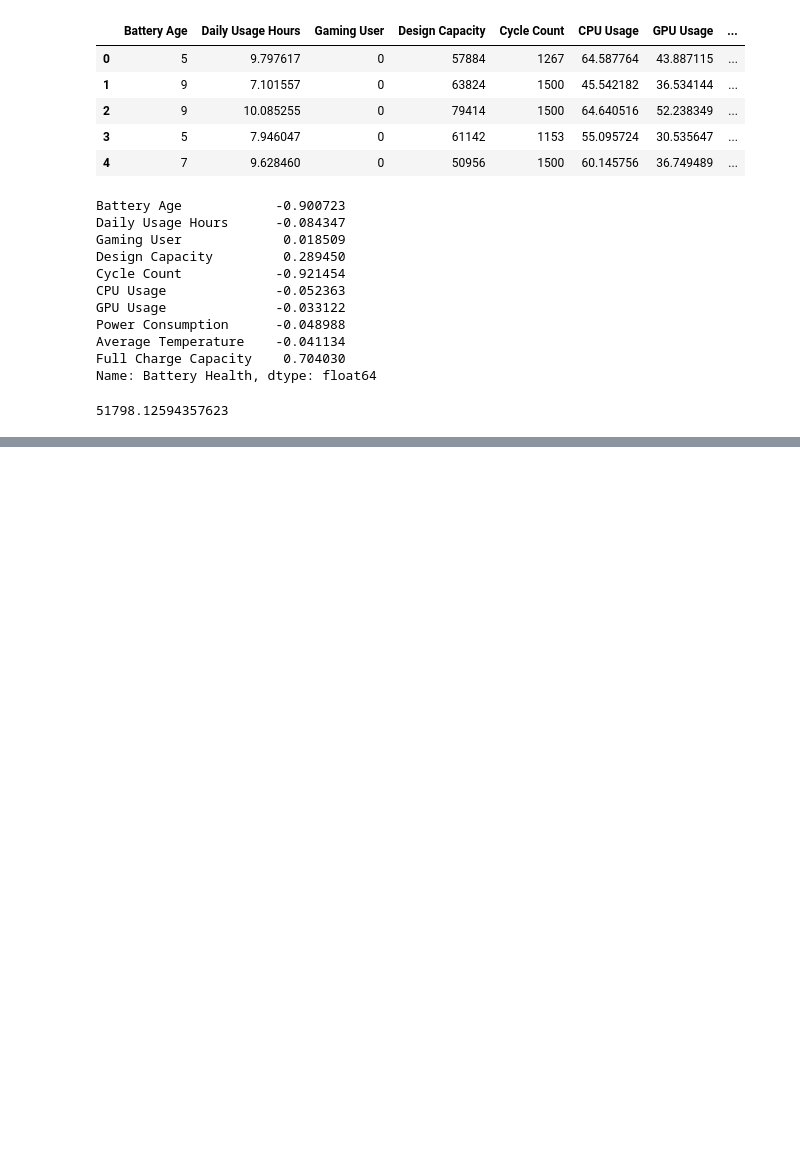
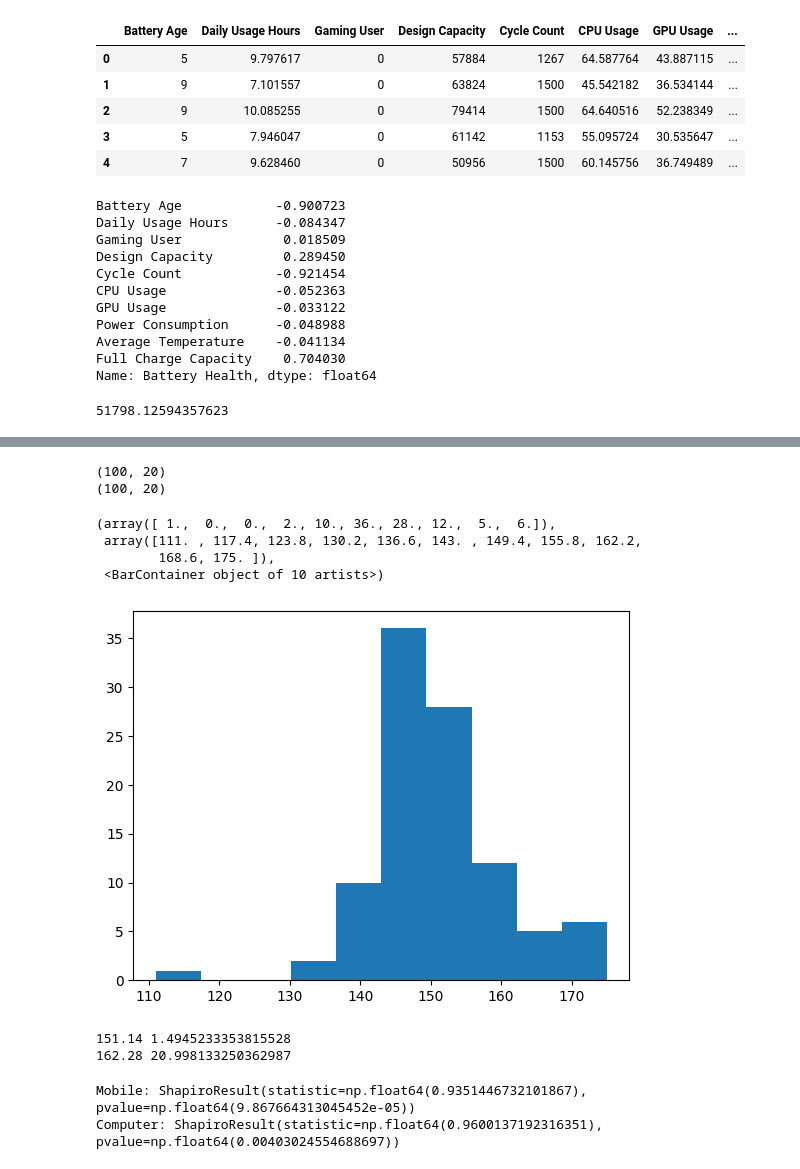
Before and after one commit to SUCCESSneeded/practice, a Jupyter notebook: Mlmaths.ipynb, the cells around one changed output, grey strips where cells are left out. Saved outputs shown, nothing was run; the diff lists cells and outputs as text; code cells hidden in the pictures; blank space fills up the shorter version.

```diff
--- a/Mlmaths.ipynb
+++ b/Mlmaths.ipynb
@@ -937,0 +940,5 @@ print(t_statistics,p_value/2)
+# %%
+url="https://raw.githubusercontent.com/SUCCESSneeded/practice/refs/heads/main/E%20Commerce%20Dataset%20(1).csv?token=GHSAT0AAAAAAEMA73SSG6GXW34AKAJOXY3W2W3JKPA"
+df2=pd.read_csv(url)
+print(df2.head())
+df2.shape
@@ -937,0 +964,4 @@ print(t_statistics,p_value/2)
+# %%
+churn=df2.dropna()
+print(churn.head())
+churn.shape
@@ -937,0 +1017,17 @@ print(t_statistics,p_value/2)
+# %%
+mobile_df = churn[
+    churn["PreferedOrderCat"].str.contains(
+        "Phone", case=False, na=False
+    )
+].copy()
+
+# Dataset for computers and laptops
+computer_df = churn[
+    churn["PreferedOrderCat"].str.contains(
+        "Laptop|Computer", case=False, na=False, regex=True
+    )
+].copy()
+
+print("Mobile dataset:", mobile_df.shape)
+print("Computer dataset:", computer_df.shape)
+print(mobile_df)
@@ -937,0 +1052,51 @@ print(t_statistics,p_value/2)
+# %%
+mobile_sample=mobile_df.sample(100)
+computer_sample=computer_df.sample(100)
+
+print(mobile_sample.shape)
+print(computer_sample.shape)
+# %% [output]
+(100, 20)
+(100, 20)
+# %%
+plt.hist(mobile_sample['CashbackAmount'])
+# %% [output]
+(array([ 1.,  0.,  0.,  2., 10., 36., 28., 12.,  5.,  6.]),
+ array([111. , 117.4, 123.8, 130.2, 136.6, 143. , 149.4, 155.8, 162.2,
+        168.6, 175. ]),
+ <BarContainer object of 10 artists>)
+[figure, added]
+# %%
+mobile_smean=np.mean(mobile_sample['CashbackAmount'])
+mobile_sstd=np.std(mobile_sample['SatisfactionScore'])
+
+computer_smean=np.mean(computer_sample['CashbackAmount'])
+computer_sstd=np.std(computer_sample['CashbackAmount'])
+print(mobile_smean,mobile_sstd)
+print(computer_smean,computer_sstd)
+# %% [output]
+151.14 1.4945233353815528
+162.28 20.998133250362987
+# %%
+from sklearn.preprocessing import PowerTransformer
+from scipy.stats import shapiro
+
+# Create transformer
+pt = PowerTransformer(method='yeo-johnson', standardize=True)
+# Transform mobile sample
+mobile_sample['CashbackAmount_normal'] = pt.fit_transform(
+    mobile_sample[['CashbackAmount']]
+)
+
+# Transform computer sample using its own fitted transformer
+pt2 = PowerTransformer(method='yeo-johnson', standardize=True)
+
+computer_sample['CashbackAmount_normal'] = pt2.fit_transform(
+    computer_sample[['CashbackAmount']]
+)
+
+print("Mobile:", shapiro(mobile_sample['CashbackAmount_normal']))
+print("Computer:", shapiro(computer_sample['CashbackAmount_normal']))
+# %% [output]
+Mobile: ShapiroResult(statistic=np.float64(0.9351446732101867), pvalue=np.float64(9.867664313045452e-05))
+Computer: ShapiroResult(statistic=np.float64(0.9600137192316351), pvalue=np.float64(0.00403024554688697))
```
Also changed, not shown: parts of 49 cells of this notebook.
